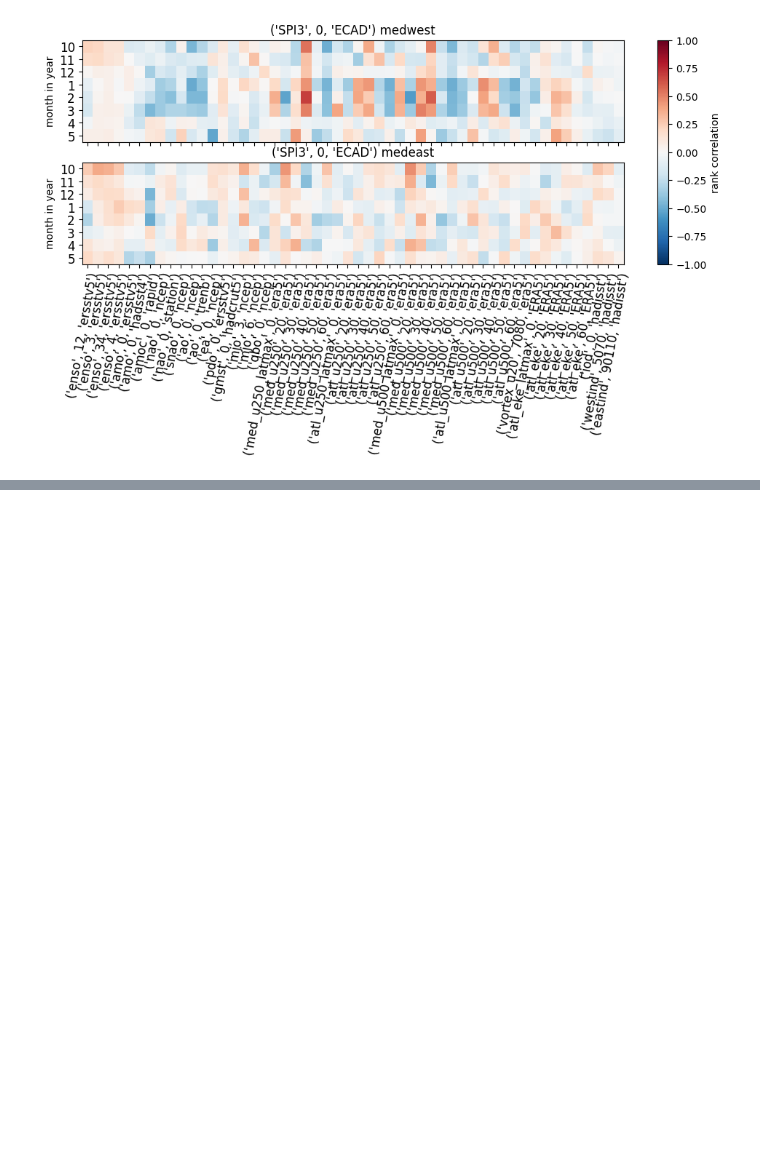
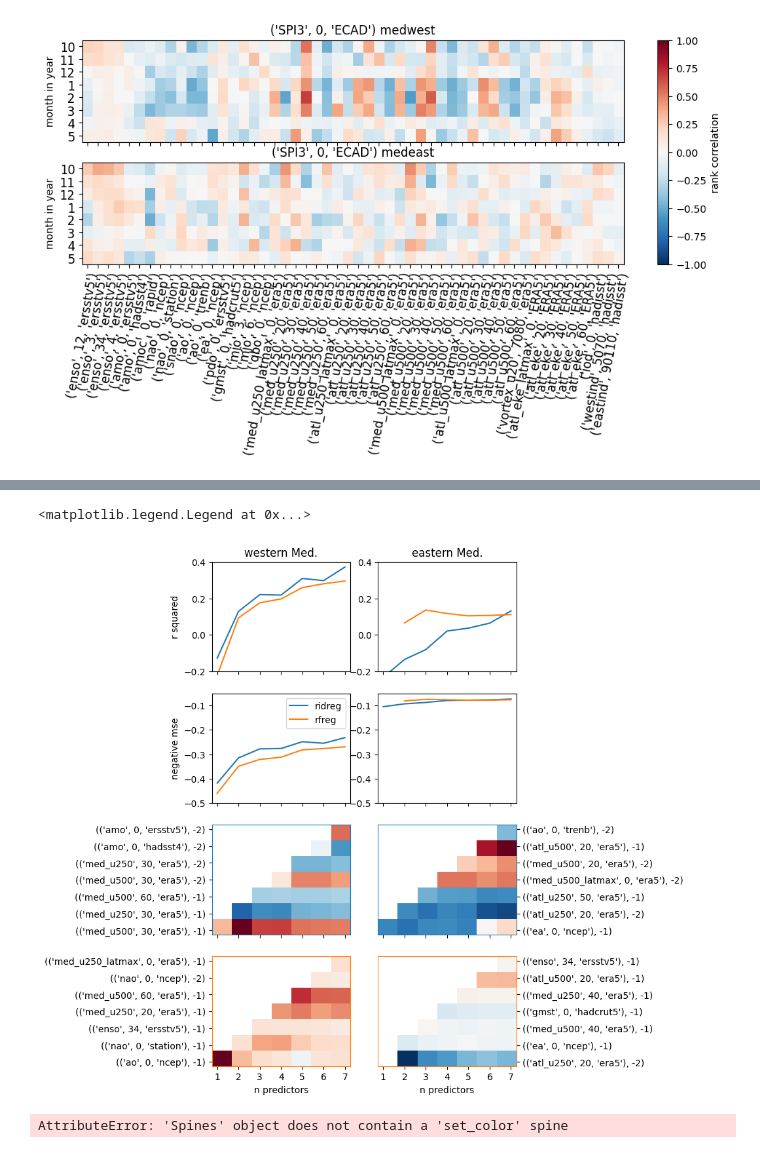
Before and after one commit to chiemvs/Medley, a Jupyter notebook: notebooks/Poster_plots.ipynb, the cells around one changed output, grey strips where cells are left out. Saved outputs shown, nothing was run; the diff lists cells and outputs as text; code cells hidden in the pictures; blank space fills up the shorter version.

```diff
--- a/notebooks/Poster_plots.ipynb
+++ b/notebooks/Poster_plots.ipynb
@@ -170,0 +176,4 @@ plt.show()
+# %%
+east_med_exps = ['2e2320856f','f15adcb93d'] # ridge regression (mae), random forest (mae) both 1950 onwards
+west_med_exps = ['7a000e2f64','deb4021d58'] # ridge (mae), rf regression (r2)  # '627ee28dd0' could be an option but is single (so scores are not comparable)
+exps = {'west':west_med_exps,'east':east_med_exps}
@@ -170,0 +242,40 @@ plt.show()
+# %%
+fig, axes = plt.subplots(4,2, squeeze = False, figsize = (6,10), sharex = True, sharey = False)
+for j, regionname in enumerate(exps.keys()):
+    r2, nmse, attributions, estimators = collection[regionname]
+    for i, expid in enumerate(attributions.keys()):
+        axes[0,j].plot(r2[expid].index,r2[expid].values, label = estimators[expid])
+        axes[1,j].plot(nmse[expid].index,nmse[expid].values, label = estimators[expid])
+        data = attributions[expid].reindex(columns = npredictors)
+        first_selected = data.count(axis = 1).sort_values(ascending = False)
+        data = data.loc[first_selected.index,:]
+        vmax = max(data.max(axis = None), abs(data.min(axis = None)))
+        #axes[2+i,j].set_facecolor()
+        axes[2+i,j].imshow(data, cmap = 'RdBu_r', aspect = 'auto', vmin = -vmax, vmax = vmax,
+                         extent = (0.75,max_npredictors+.25,0.75,max_npredictors+.25), origin = 'lower')
+
+        for location in ['bottom','top','right','left']:
+            axes[2+i,j].spines[location].set_color(list(mcolors.TABLEAU_COLORS.keys())[i])
+
+        if j == 1:
+            axes[2+i,j].yaxis.set_label_position("right")
+            axes[2+i,j].yaxis.tick_right()
+        axes[2+i,j].set_yticks(npredictors.values)
+        axes[2+i,j].set_yticklabels(data.index.to_flat_index())
+
+    axes[-1,j].set_xticks(npredictors)
+    axes[-1,j].set_xlabel('n predictors')
+    axes[0,j].set_title(f'{regionname}ern Med.')
+    axes[0,j].set_ylim(-0.2,0.4)
+    axes[1,j].set_ylim(-0.5,-0.05)
+axes[0,0].set_ylabel('r squared')
+axes[1,0].set_ylabel('negative mse')
+axes[1,0].legend()
+#axes[0,1].legend()
+# %% [output]
+<matplotlib.legend.Legend at 0x...>
+[figure, added]
+# %%
+axes[0,0].spines.set_color
+# %% [output]
+AttributeError: 'Spines' object does not contain a 'set_color' spine
```
Also changed, not shown: parts of 13 cells of this notebook, 7 other files.
